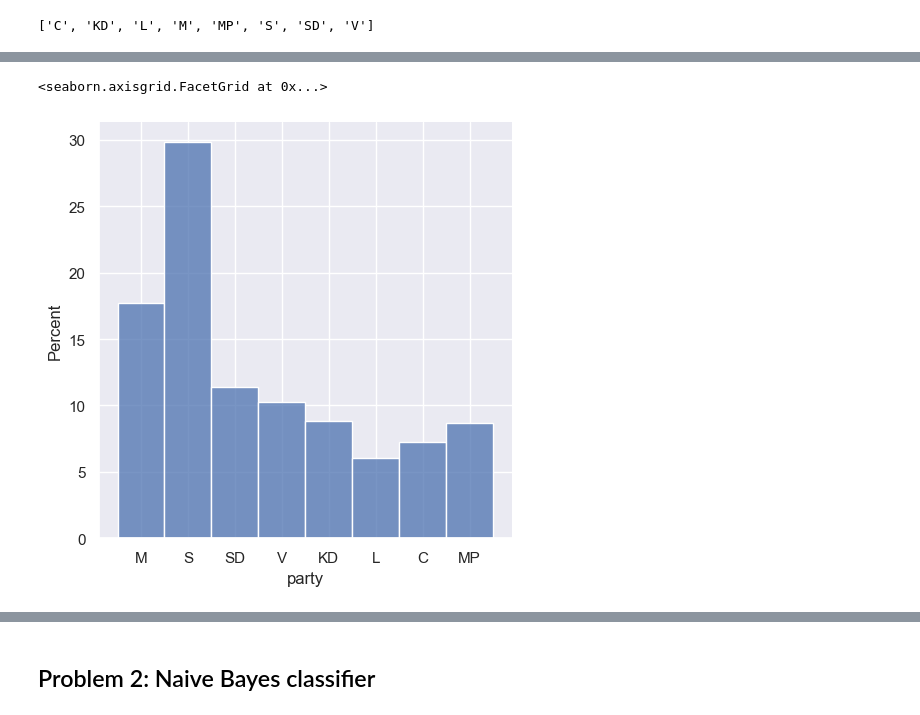
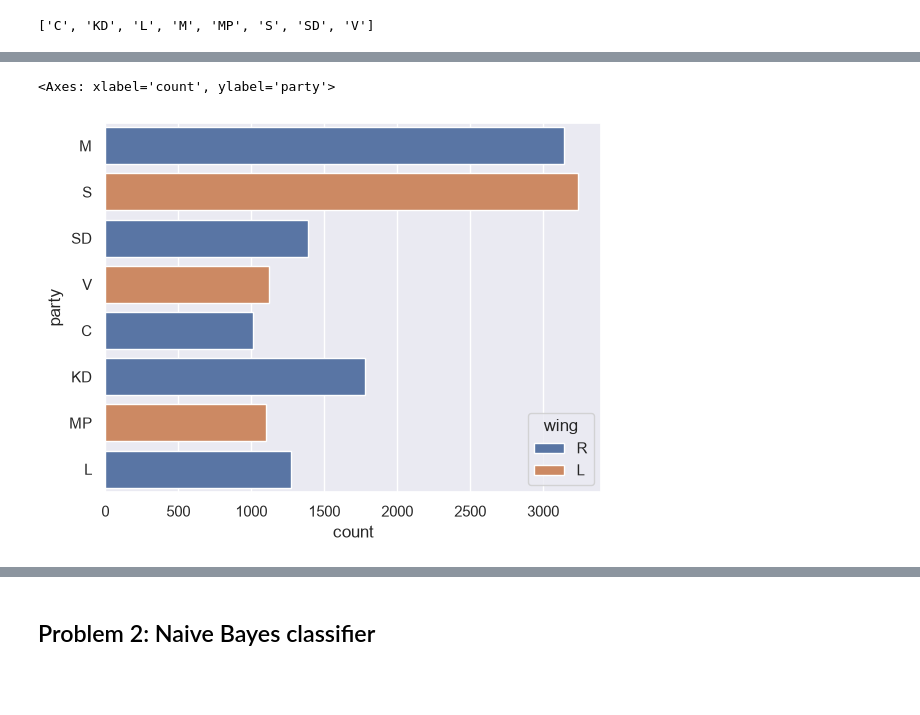
Before and after one commit to arreen/text-mining, a Jupyter notebook: l2/TM-Lab2.ipynb, the cells around one changed output, grey strips where cells are left out. Saved outputs shown, nothing was run; the diff lists cells and outputs as text; code cells hidden in the pictures; blank space fills up the shorter version.

```diff
--- a/l2/TM-Lab2.ipynb
+++ b/l2/TM-Lab2.ipynb
@@ -27,9 +31,9 @@ We start by loading these files into two separate data frames.
 import pandas as pd
 import bz2
 
-with bz2.open('speeches-201718.json.bz2', mode='rt', encoding='utf-8') as source:
-    speeches_201718 = pd.read_json(source, encoding='utf-8')
+with bz2.open("anforande-202324.json.bz2", mode="rt", encoding="utf-8") as source:
+    speeches_202324 = pd.read_json(source, encoding="utf-8")
 
-with bz2.open('speeches-201819.json.bz2', mode='rt', encoding='utf-8') as source:
-    speeches_201819 = pd.read_json(source, encoding='utf-8')
+with bz2.open("anforande-202425.json.bz2", mode="rt", encoding="utf-8") as source:
+    speeches_202425 = pd.read_json(source, encoding="utf-8")
 # %% [markdown]
@@ -72,5 +80,6 @@ To facilitate the comparison, you should plot the parties in descending order of
 # %%
 # Importing seaborn style — usually a good choice by default
 import seaborn as sns
-sns.set()
+# sns.set()
+sns.set_theme()
 # %%
@@ -92,7 +91,6 @@ Shows election 2014 result
 # %%
-"""Produce a plot for the 2018/2019 speeches."""
-
-sns.displot(data=test_data, x="party", stat = "percent")
+"""Produce a plot for the 2024/2025 speeches."""
+sns.countplot(data=speeches_202425, y="party", hue="wing", legend=True)
 # %% [output]
-<seaborn.axisgrid.FacetGrid at 0x...>
+<Axes: xlabel='count', ylabel='party'>
-[figure, old version]
+[figure, new version]
```
Also changed, not shown: parts of 76 cells of this notebook, 14 other files.
